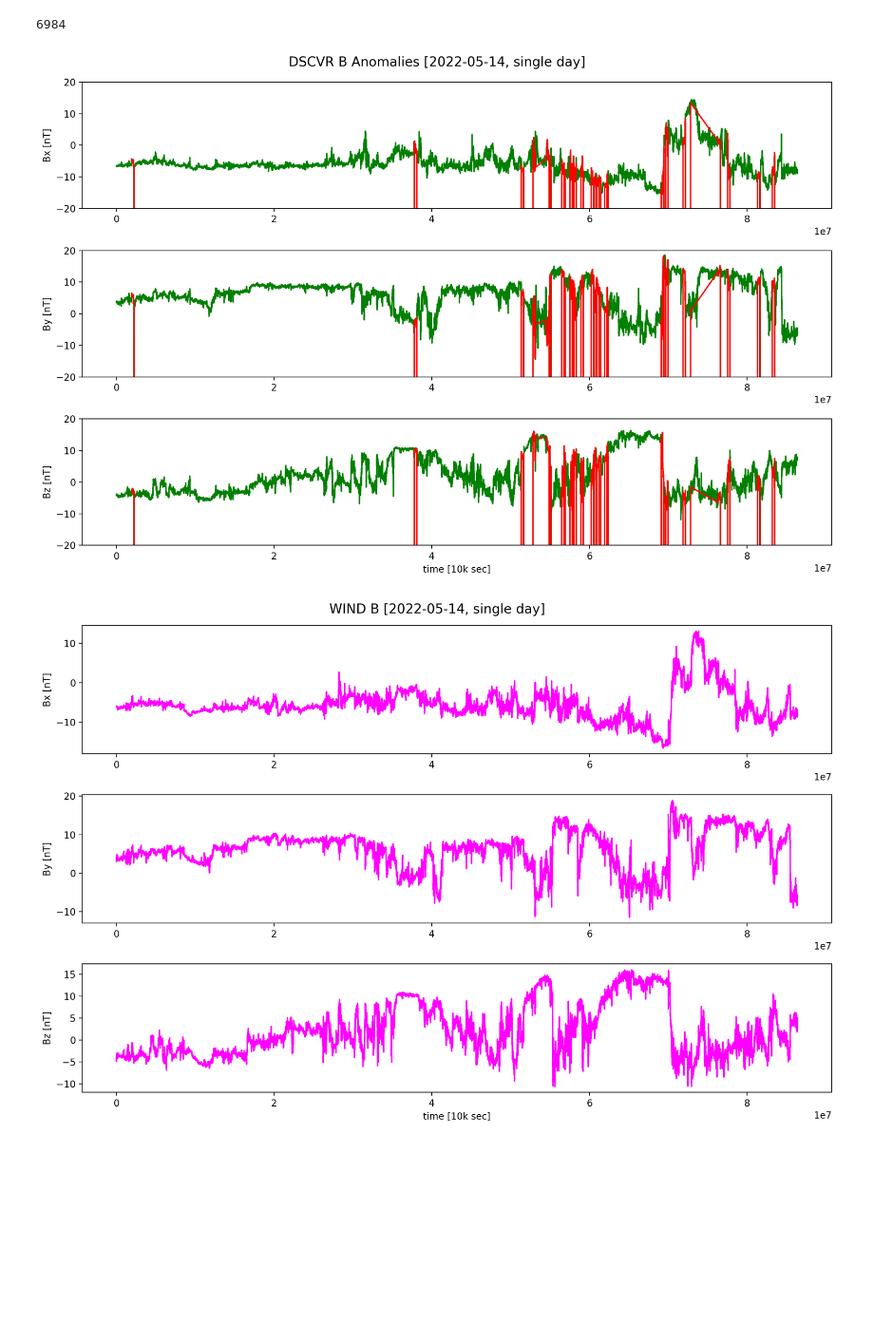
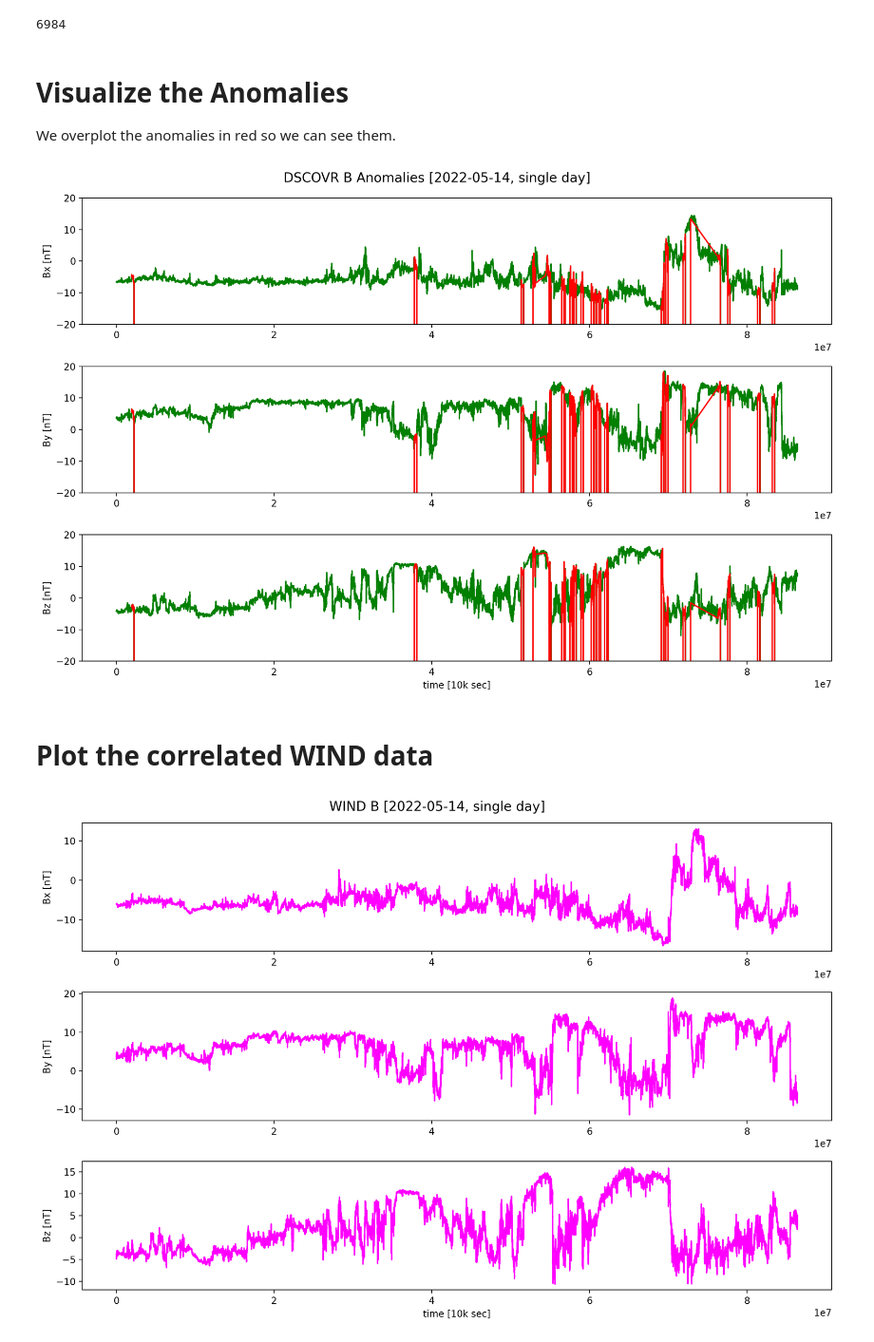
Before and after one commit to ifauh/kamakaniokala, a Jupyter notebook: anomaly-wind.ipynb, the cells around one changed output. Shown at 95% size. Cells and saved outputs as stored; diff of their text form; code cells hidden in the pictures; blank space fills up the shorter version.

```diff
--- a/anomaly-wind.ipynb
+++ b/anomaly-wind.ipynb
@@ -384,37 +469,42 @@ anomalous_data_indices = np.where(anomalies)[0]
 print(len(anomalous_data_indices))
 # %% [output]
 6984
+# %% [markdown]
+# Visualize the Anomalies
+We overplot the anomalies in red so we can see them.
 # %%
 fig, axs = plt.subplots(3, 1)
-title = 'DSCVR B Anomalies [2022-05-14, single day]'
+title = 'DSCOVR B Anomalies [2022-05-14, single day]'
 fig.suptitle(title, fontsize=14)
 
 d_t = np.asarray(dsc_t[:,:])
 d_b = np.asarray(dsc_B[:,:])
 a_t = d_t[anomalous_data_indices]
 a_b = d_b[anomalous_data_indices]
 
 d_bx, = axs[0].plot(dsc_t[:,2], dsc_B[:,0], color=dsc_colour, label='Bx')
 d_by, = axs[1].plot(dsc_t[:,2], dsc_B[:,1], color=dsc_colour, label='By')
 d_bz, = axs[2].plot(dsc_t[:,2], dsc_B[:,2], color=dsc_colour, label='Bz')
 
 a_bx, = axs[0].plot(a_t[:,2], a_b[:,0], color=anl_colour)
 a_by, = axs[1].plot(a_t[:,2], a_b[:,1], color=anl_colour)
 a_bz, = axs[2].plot(a_t[:,2], a_b[:,2], color=anl_colour)
 
 axs[0].set(ylabel='Bx [nT]')
 axs[1].set(ylabel='By [nT]')
 axs[2].set(ylabel='Bz [nT]')
 
 axs[0].set(ylim=(-20,20))
 axs[1].set(ylim=(-20,20))
 axs[2].set(ylim=(-20,20))
 
 axs[2].set(xlabel='time [10k sec]')
 
 plt.tight_layout()
 # %% [output]
-[figure, old version]
+[figure, new version]
+# %% [markdown]
+# Plot the correlated WIND data
 # %%
 fig, axs = plt.subplots(3, 1)
 title = 'WIND B [2022-05-14, single day]'
```
Also changed, not shown: parts of 34 cells of this notebook.
